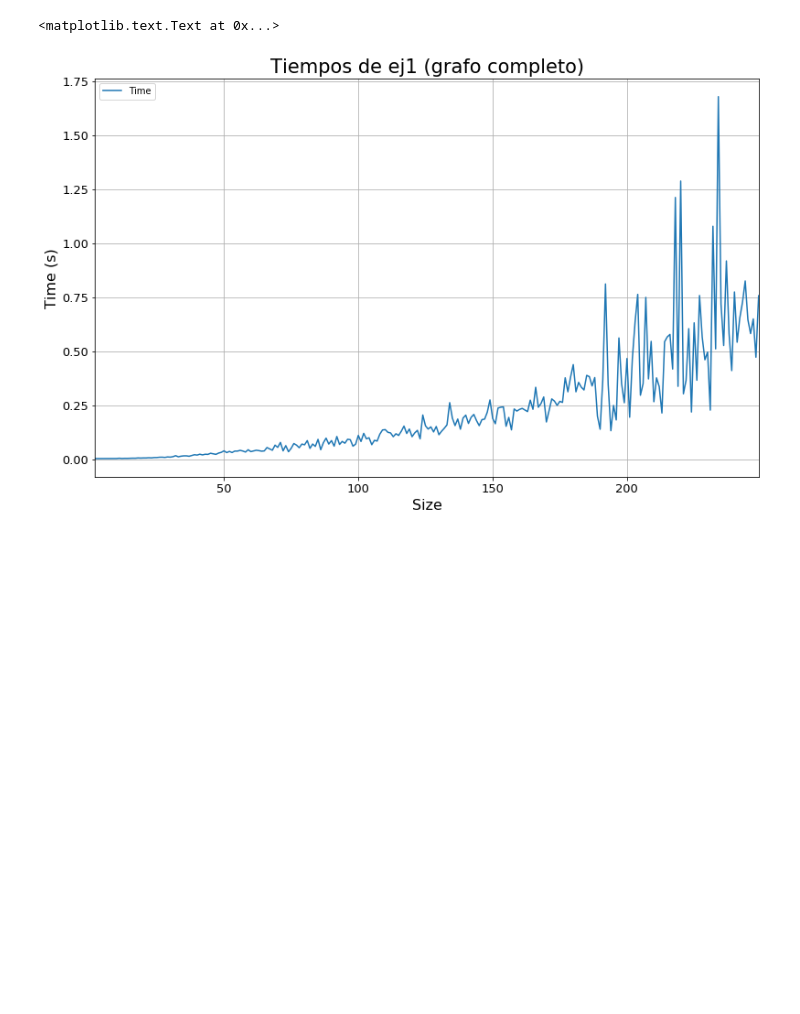
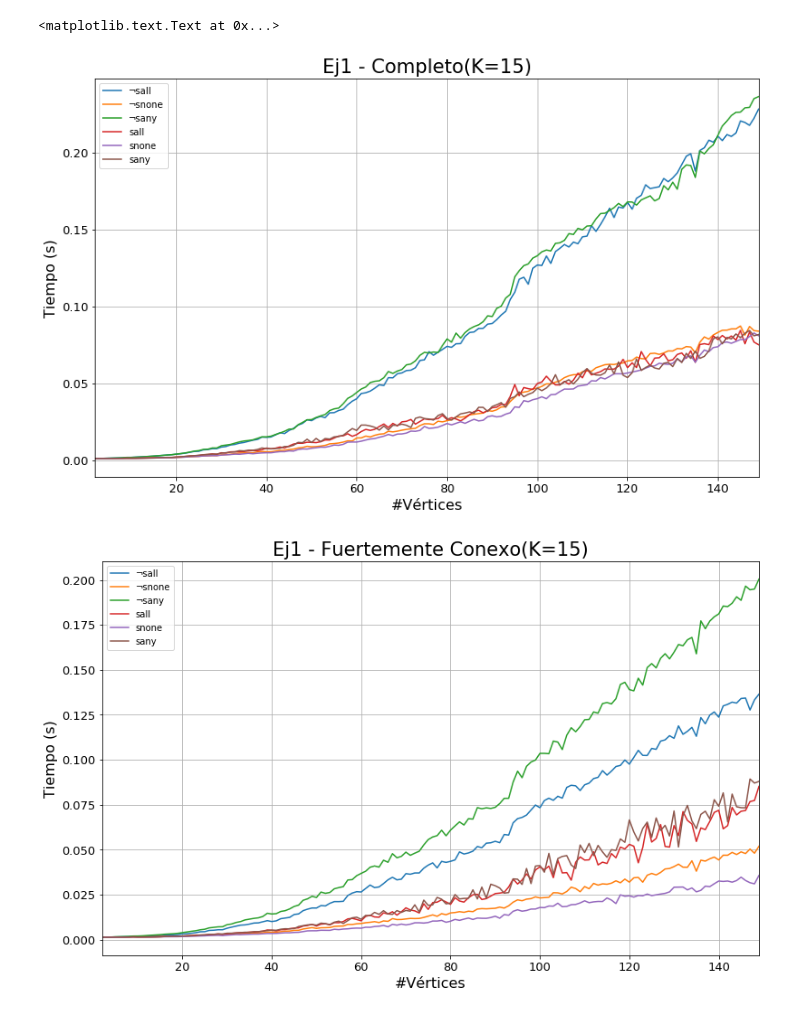
Before and after one commit to gianzamboni/algo3-tp2-1c2017, a Jupyter notebook: Ej1.ipynb, the cells around one changed output. Drawn from its saved outputs; the diff is of its cells as text; code cells hidden in the pictures; blank space fills up the shorter version.

```diff
--- a/Ej1.ipynb
+++ b/Ej1.ipynb
@@ -10,15 +10,27 @@ import matplotlib
 import random
 %matplotlib inline
 # %%
-d1 = pd.read_csv("./timesEj1N.csv")
+d1 = pd.read_csv("./timesEj1NC.csv")
 NvsT = d1
 NvsT = d1.groupby('Size')
 
+
 dyn = NvsT.mean().plot.line(fontsize=13, figsize=(13,8), logy=False, grid=True)
-dyn.set_title("Tiempos de ej1 (grafo completo)", fontsize=21)
-dyn.set_ylabel("Time (s)", fontsize=16)
-dyn.set_xlabel("Size", fontsize=16)
+dyn.set_title("Ej1 - Completo(K=15)", fontsize=21)
+dyn.set_ylabel("Tiempo (s)", fontsize=16)
+dyn.set_xlabel("#Vértices", fontsize=16)
+
+d1 = pd.read_csv("./timesEj1NnC.csv")
+NvsT = d1
+NvsT = d1.groupby('Size')
+
+
+dyn = NvsT.mean().plot.line(fontsize=13, figsize=(13,8), logy=False, grid=True)
+dyn.set_title("Ej1 - Fuertemente Conexo(K=15)", fontsize=21)
+dyn.set_ylabel("Tiempo (s)", fontsize=16)
+dyn.set_xlabel("#Vértices", fontsize=16)
 # %% [output]
 <matplotlib.text.Text at 0x...>
-[figure, old version]
+[figure, new version]
+[figure, added]
 # %%
```
Also changed, not shown: parts of 3 cells of this notebook, 2 other files.
